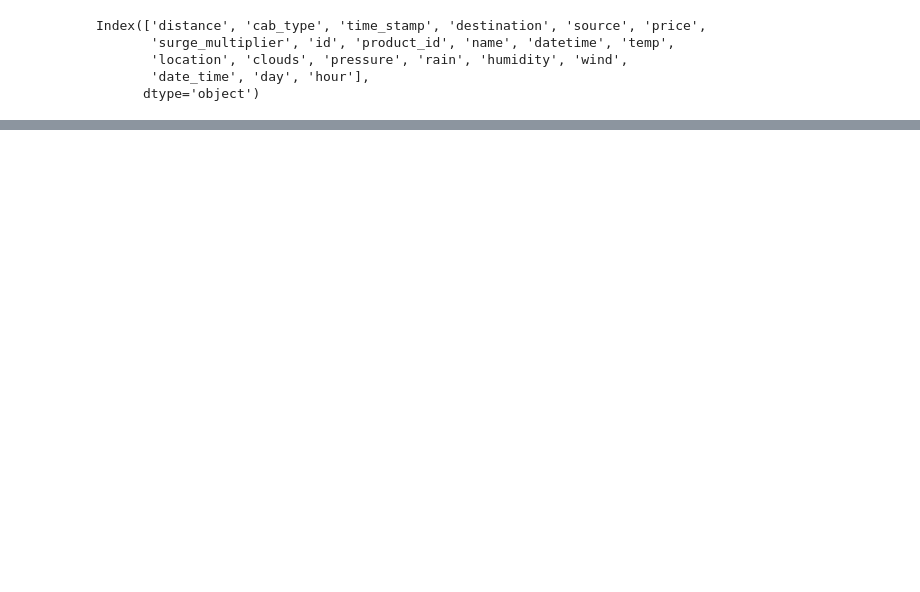
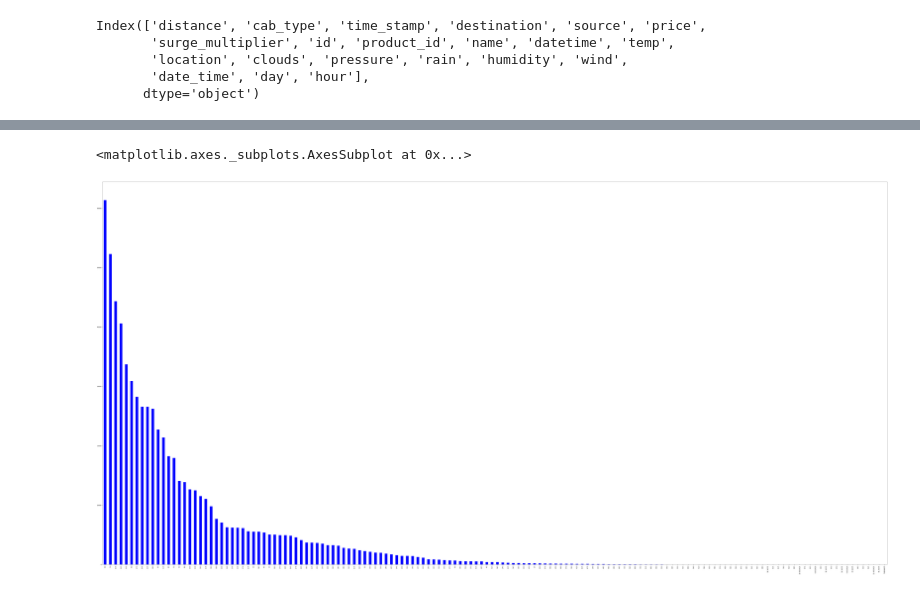
Before and after one commit to arjunbala1/project_test, a Jupyter notebook: uber_test.ipynb, the cells around one changed output, grey strips where cells are left out. Cells and saved outputs as stored; diff of their text form; code cells hidden in the pictures; blank space fills up the shorter version.

```diff
--- a/uber_test.ipynb
+++ b/uber_test.ipynb
@@ -105,0 +114,5 @@ Index(['distance', 'cab_type', 'time_stamp', 'destination', 'source', 'price',
+# %%
+a['price'].value_counts().plot(kind='bar',figsize=(100,50),color='blue')
+# %% [output]
+<matplotlib.axes._subplots.AxesSubplot at 0x...>
+[figure, added]
```
Also changed, not shown: parts of 12 cells of this notebook.
